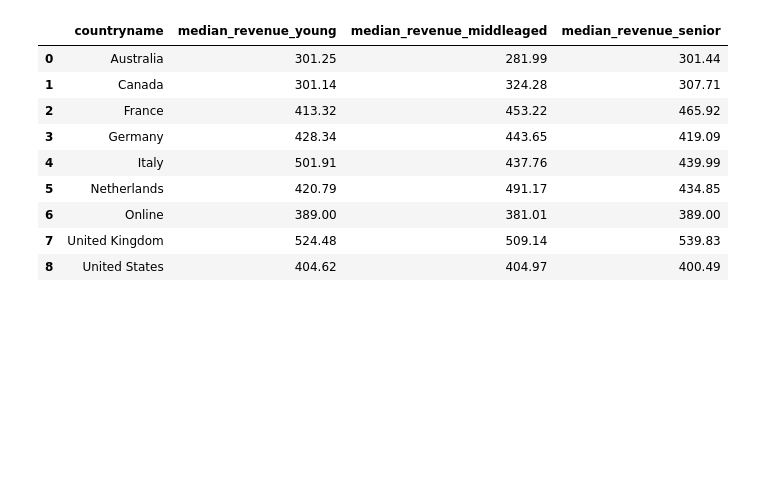
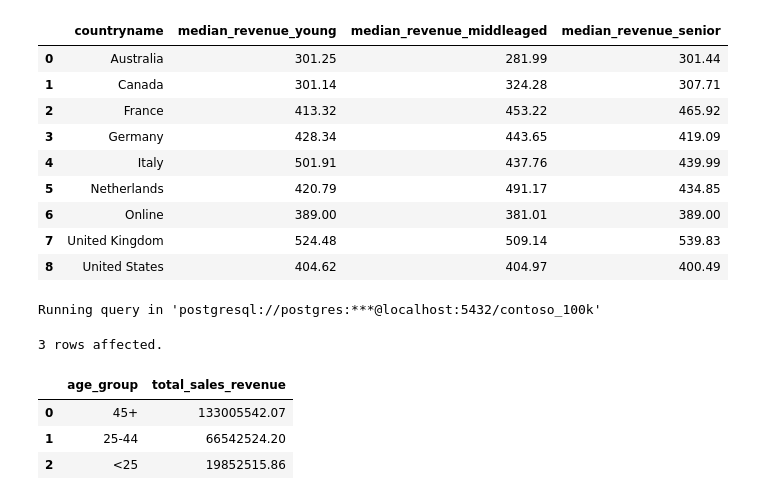
Before and after one commit to Du6eniuk/Du6eniuk, a Jupyter notebook: 0_Intro/2_Colab_Notebooks.ipynb, the cells around one changed output. Saved outputs shown, nothing was run; the diff lists cells and outputs as text; code cells hidden in the pictures; blank space fills up the shorter version.

```diff
--- a/0_Intro/2_Colab_Notebooks.ipynb
+++ b/0_Intro/2_Colab_Notebooks.ipynb
@@ -601,3 +597,18 @@ Running query in 'postgresql://postgres:***@localhost:5432/contoso_100k'
 | 6 | Online | 389.00 | 381.01 | 389.00 |
 | 7 | United Kingdom | 524.48 | 509.14 | 539.83 |
 | 8 | United States | 404.62 | 404.97 | 400.49 |
+# %%
+%%sql
+SELECT CASE WHEN c.age < 25 THEN '<25' WHEN c.age >= 45 THEN '45+' ELSE '25-44' END AS age_group,
+SUM(s.unitprice * s.quantity / s.exchangerate) AS total_sales_revenue
+FROM sales s
+LEFT JOIN customer c ON s.customerkey=c.customerkey
+GROUP BY 1
+ORDER BY 2 DESC
+# %% [output]
+Running query in 'postgresql://postgres:***@localhost:5432/contoso_100k'
+3 rows affected.
+|  | age_group | total_sales_revenue |
+| 0 | 45+ | 133005542.07 |
+| 1 | 25-44 | 66542524.20 |
+| 2 | <25 | 19852515.86 |
```
Also changed, not shown: parts of 6 cells of this notebook.
